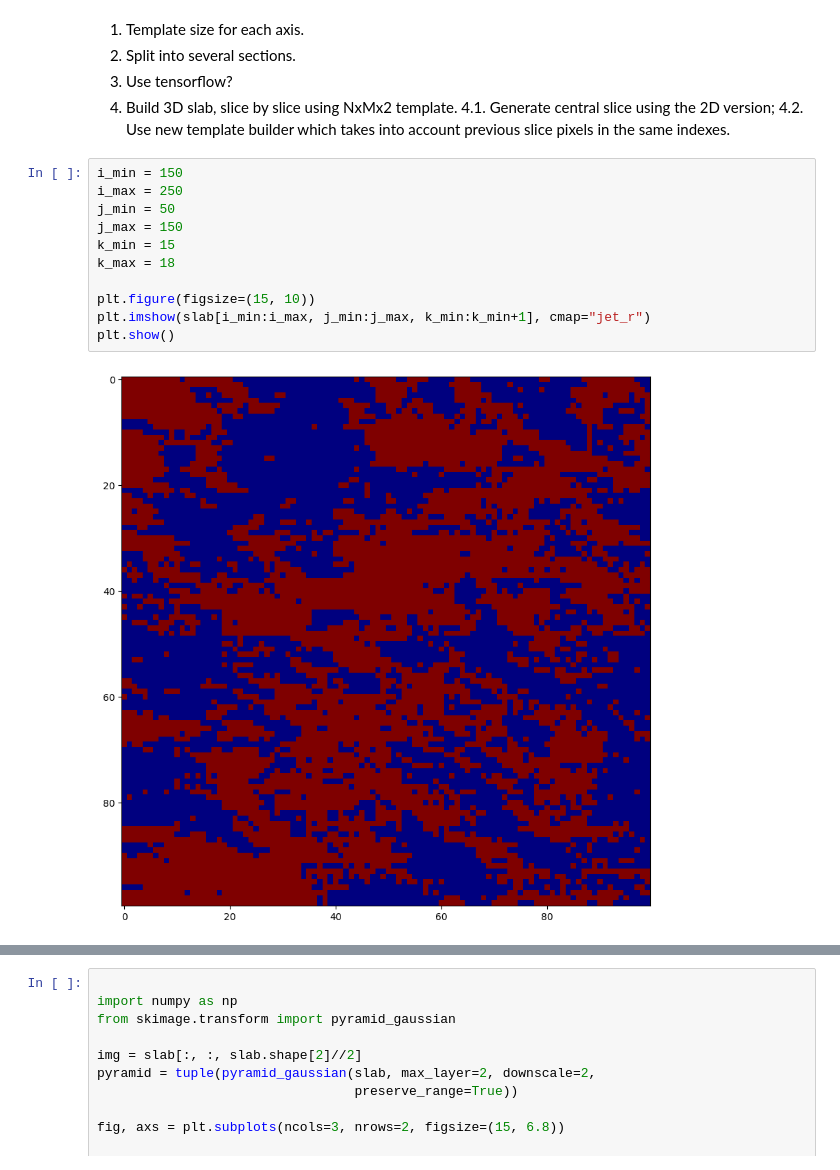
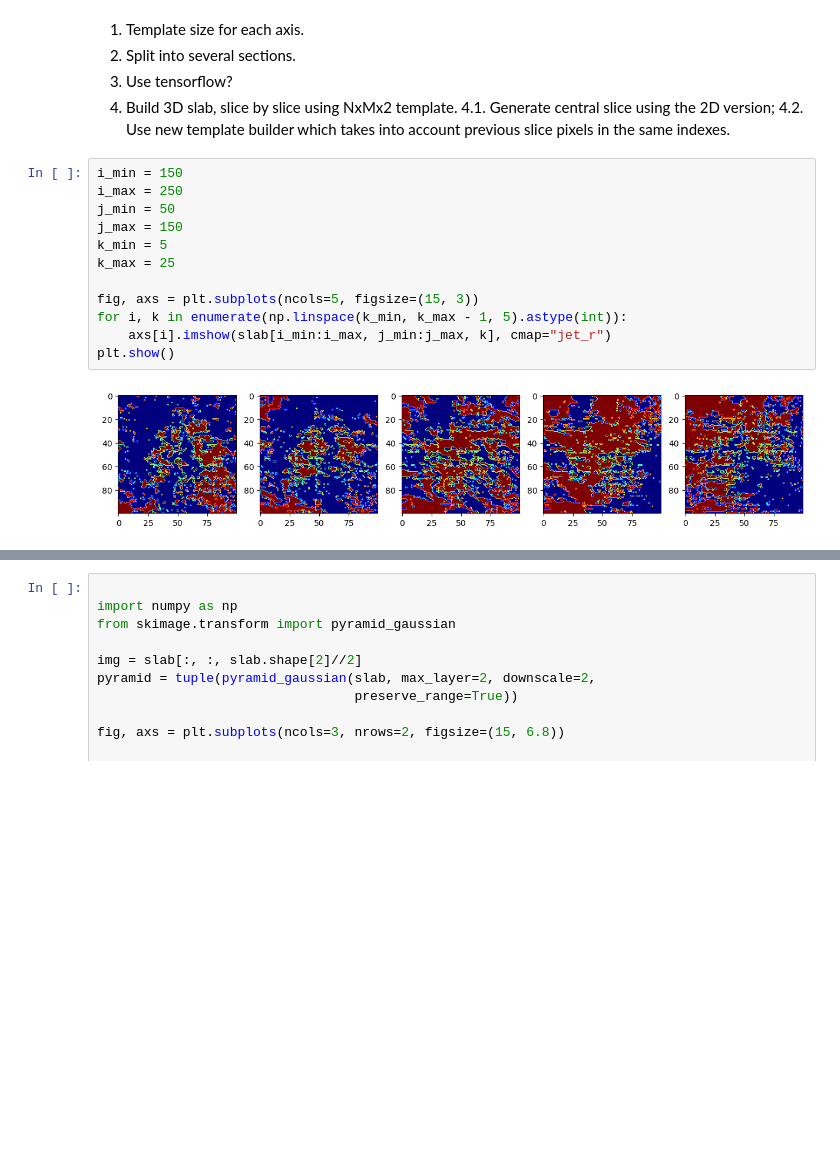
Before and after one commit to TiNezlobinsky/BiTis, a Jupyter notebook: examples/slab_simulation.ipynb, the cells around one changed output, grey strips where cells are left out. Drawn from its saved outputs; the diff is of its cells as text; blank space fills up the shorter version.

```diff
--- a/examples/slab_simulation.ipynb
+++ b/examples/slab_simulation.ipynb
@@ -36,15 +36,16 @@ plt.show()
 # %%
 i_min = 150
 i_max = 250
 j_min = 50
 j_max = 150
-k_min = 15
-k_max = 18
+k_min = 5
+k_max = 25
 
-plt.figure(figsize=(15, 10))
-plt.imshow(slab[i_min:i_max, j_min:j_max, k_min:k_min+1], cmap="jet_r")
+fig, axs = plt.subplots(ncols=5, figsize=(15, 3))
+for i, k in enumerate(np.linspace(k_min, k_max - 1, 5).astype(int)):
+    axs[i].imshow(slab[i_min:i_max, j_min:j_max, k], cmap="jet_r")
 plt.show()
 # %% [output]
-[figure, old version]
+[figure, new version]
 # %%
 import bitis as bt
```
Also changed, not shown: parts of 9 cells of this notebook, 2 other files.
